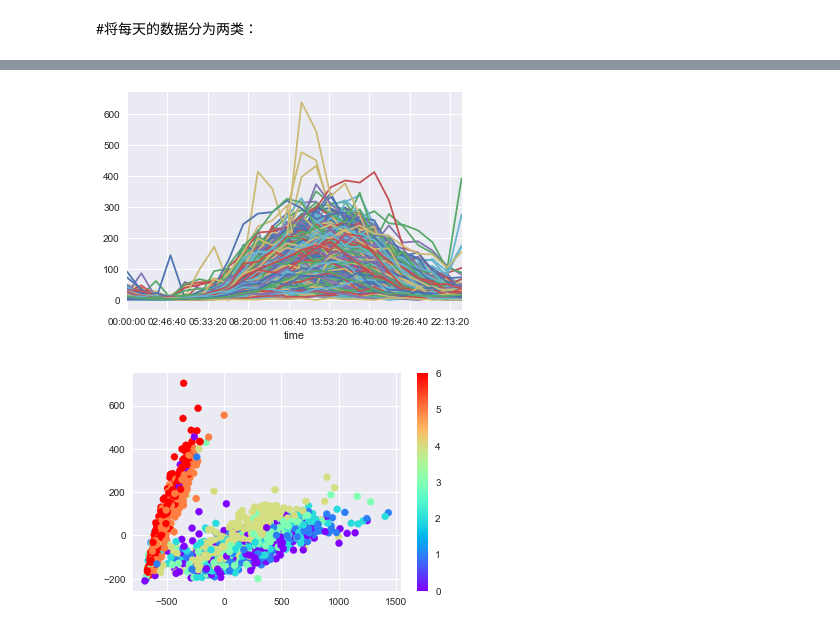
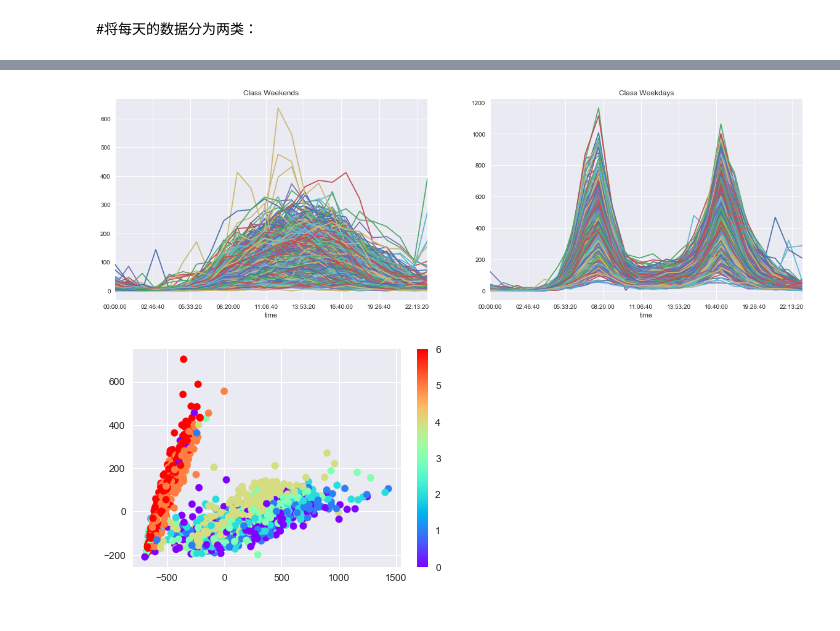
Before and after one commit to maxlz/pandasExamples, a Jupyter notebook: pandas_PCA_GMM.ipynb, the cells around one changed output, grey strips where cells are left out. Cells and saved outputs as stored; diff of their text form; code cells hidden in the pictures.

```diff
--- a/pandas_PCA_GMM.ipynb
+++ b/pandas_PCA_GMM.ipynb
@@ -135,7 +145,13 @@ pivot.T[labels==1].T.plot(legend=False);
-# %%
-pivot.T[labels==0].T.plot(legend=False);
-# %% [output]
-[figure, removed]
+# %%
+fig,ax = plt.subplots(1,2,figsize=(20,6))
+
+ax[0].set_title('Class Weekends')
+ax[1].set_title('Class Weekdays')
+pivot.T[labels==1].T.plot(legend=False,ax = ax[0]);
+
+pivot.T[labels==0].T.plot(legend=False,ax = ax[1]);
+# %% [output]
+[figure, added]
 # %%
 days = pd.DatetimeIndex(pivot.columns).dayofweek
 # %%
```
Also changed, not shown: parts of 18 cells of this notebook.
